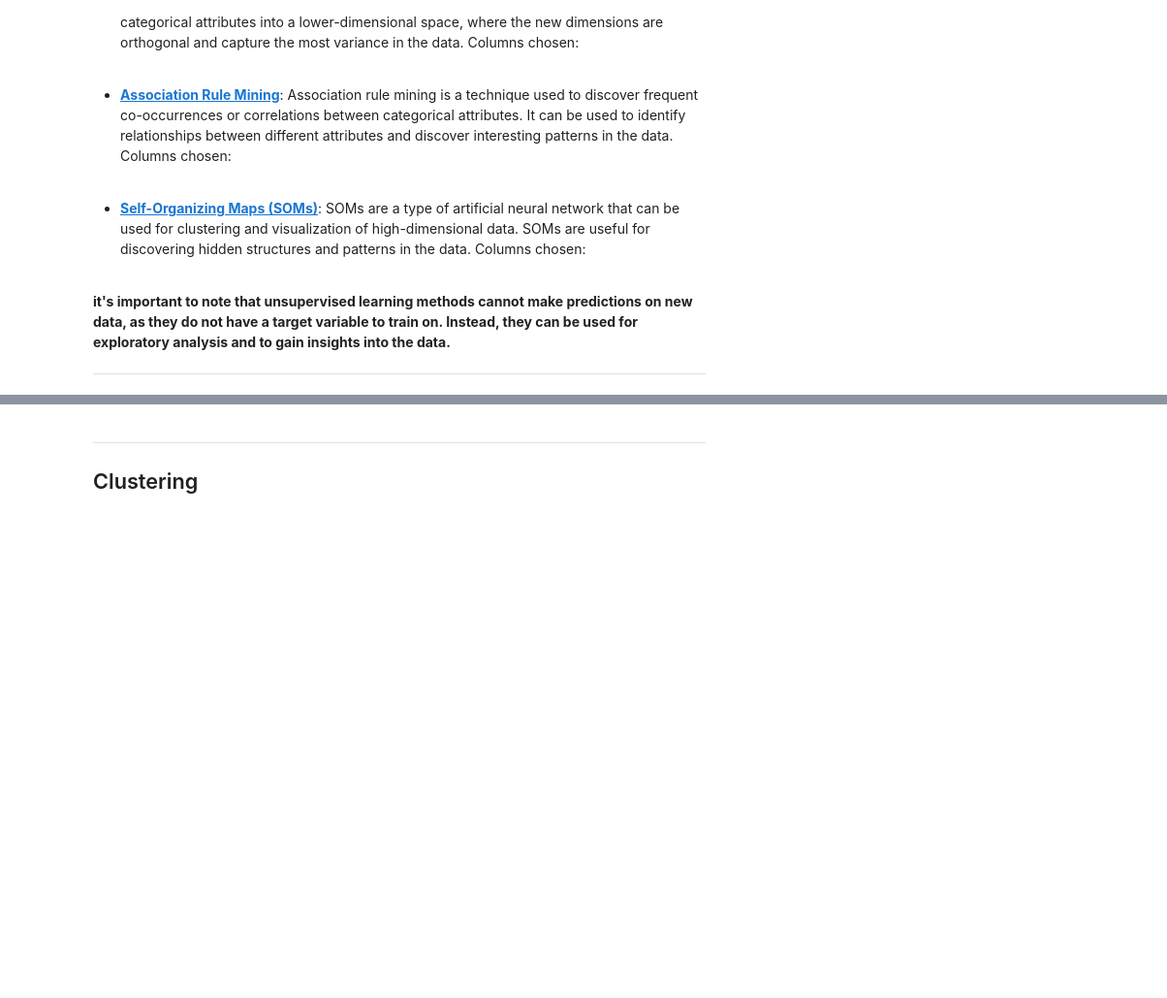
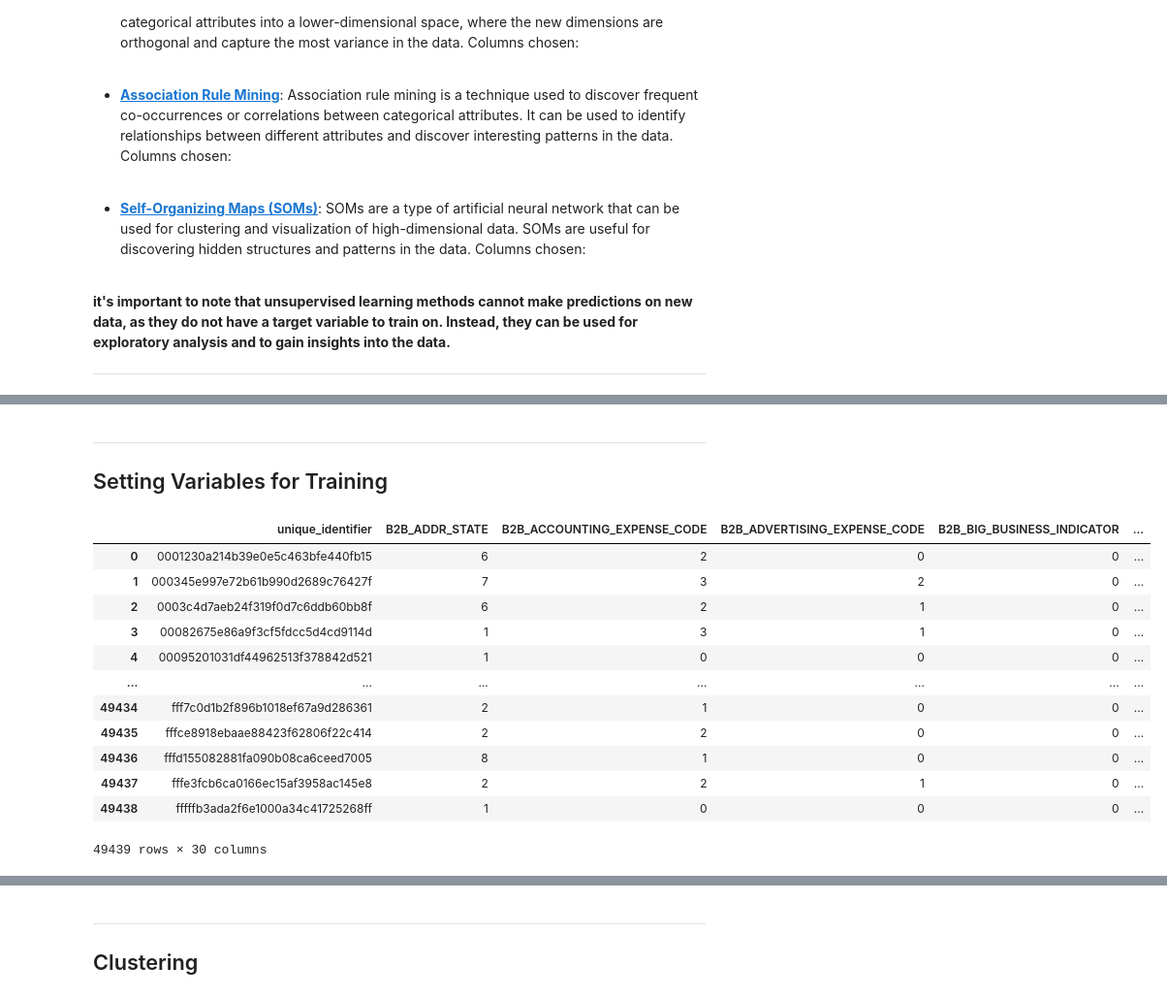
Before and after one commit to ritou344/Data-Project, a Jupyter notebook: TEST_Unsupervised Modelling.ipynb, the cells around one changed output, grey strips where cells are left out. Shown at 97% size. Cells and saved outputs as stored; diff of their text form; code cells hidden in the pictures; blank space fills up the shorter version.

```diff
--- a/TEST_Unsupervised Modelling.ipynb
+++ b/TEST_Unsupervised Modelling.ipynb
@@ -74,0 +73,30 @@ df.head(30)
+# %% [markdown]
+---
+## Setting Variables for Training <a class="anchor" id="Variables"></a>
+# %%
+independents = df[["unique_identifier", "B2B_ADDR_STATE", "B2B_ACCOUNTING_EXPENSE_CODE",
+                        "B2B_ADVERTISING_EXPENSE_CODE", "B2B_BIG_BUSINESS_INDICATOR",
+                        "B2B_BUSINESS_SQUARE_FOOT_NUM", "B2B_COMPUTER_EXPENSE_CODE",
+                        "B2B_CONTRACT_LABOR_EXPENSE_CODE", "B2B_CREDIT_GRADE", "B2B_EMPLOYEE_SIZE",
+                        "B2B_EXPENSE_TYPE", "B2B_HIGH_TECH_FLAG", "B2B_INSURANCE_EXPENSE_CODE", "B2B_LEGAL_EXPENSE_CODE"
+                        , "B2B_MEDIUM_SIZE_FLAG", "B2B_MULTI_TENANT_DESCRIP", "B2B_PAYROLL_EXPENSE_CODE",
+                        "B2B_PURCHASE_ADMIN_EXPENSE_CODE", "B2B_PURCHASE_PRINT_EXPENSE_CODE",
+                        "B2B_REST_LEASE_EXPENSE_CODE", "B2B_SALES_VOLUME", "B2B_SMALL_SIZE_FLAG",
+                        "B2B_TELECOMMUNICATIONS_CODE", "B2B_TENANT_FLAG", "B2B_UTILITY_CODE", "B2B_WHITE_COLLAR_FLAG",
+                        "CAC_SEGMENT", "usage", "status","usage_range"]]
+pd.set_option('display.max_columns', None)
+independents
+# %% [output]
+|  | unique_identifier | B2B_ADDR_STATE | B2B_ACCOUNTING_EXPENSE_CODE | B2B_ADVERTISING_EXPENSE_CODE | B2B_BIG_BUSINESS_INDICATOR | ... |
+| 0 | 0001230a214b39e0e5c463bfe440fb15 | 6 | 2 | 0 | 0 | ... |
+| 1 | 000345e997e72b61b990d2689c76427f | 7 | 3 | 2 | 0 | ... |
+| 2 | 0003c4d7aeb24f319f0d7c6ddb60bb8f | 6 | 2 | 1 | 0 | ... |
+| 3 | 00082675e86a9f3cf5fdcc5d4cd9114d | 1 | 3 | 1 | 0 | ... |
+| 4 | 00095201031df44962513f378842d521 | 1 | 0 | 0 | 0 | ... |
+| ... | ... | ... | ... | ... | ... | ... |
+| 49434 | fff7c0d1b2f896b1018ef67a9d286361 | 2 | 1 | 0 | 0 | ... |
+| 49435 | fffce8918ebaae88423f62806f22c414 | 2 | 2 | 0 | 0 | ... |
+| 49436 | fffd155082881fa090b08ca6ceed7005 | 8 | 1 | 0 | 0 | ... |
+| 49437 | fffe3fcb6ca0166ec15af3958ac145e8 | 2 | 2 | 1 | 0 | ... |
+| 49438 | fffffb3ada2f6e1000a34c41725268ff | 1 | 0 | 0 | 0 | ... |
+49439 rows × 30 columns
```
Also changed, not shown: parts of 28 cells of this notebook.
